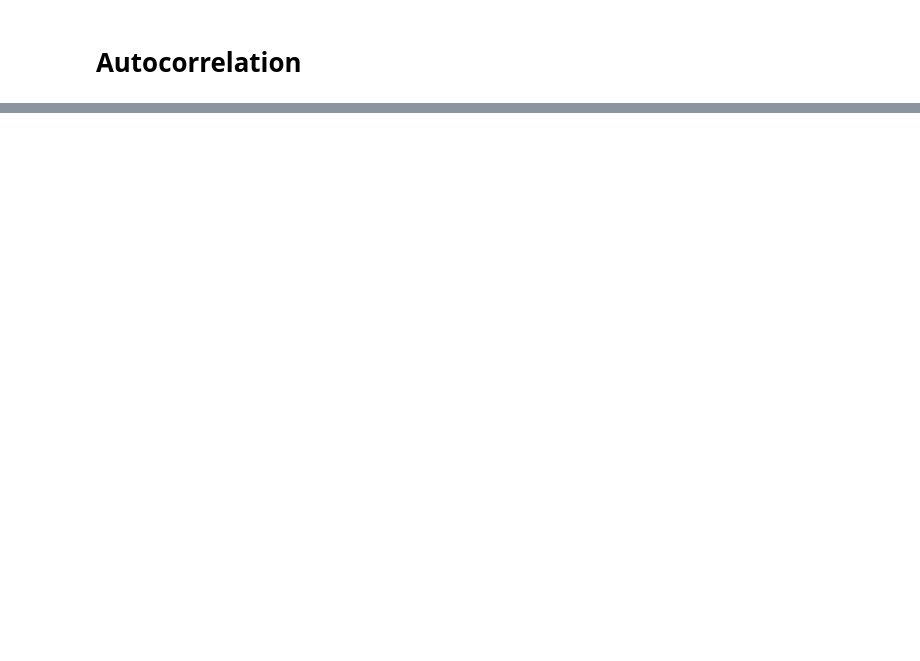
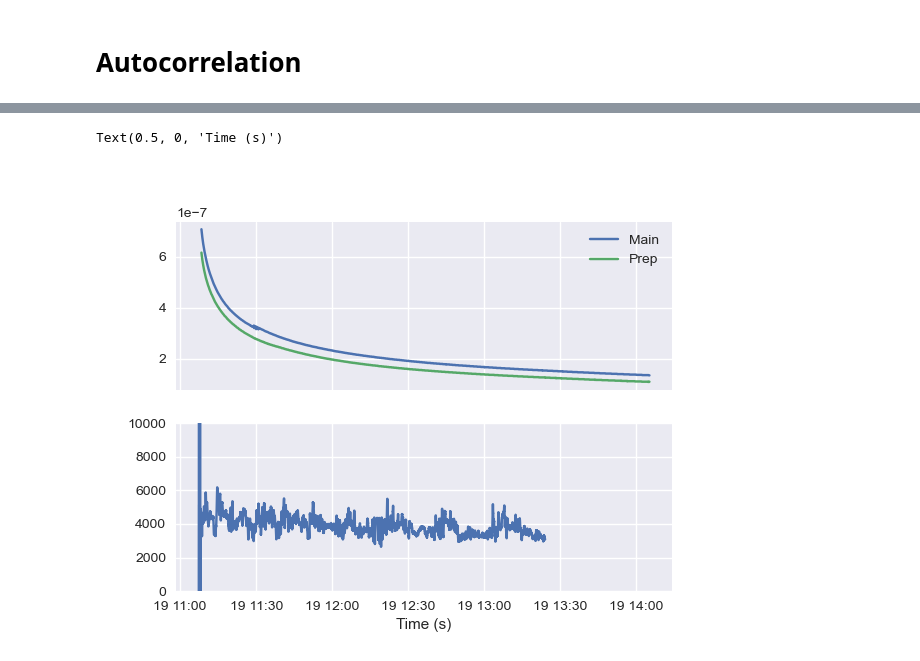
Before and after one commit to dineshpinto/qudi-hira-analysis, a Jupyter notebook: notebooks/20220505_FR0612-F2-3B6_uhv.ipynb, the cells around one changed output, grey strips where cells are left out. Drawn from its saved outputs; the diff is of its cells as text; code cells hidden in the pictures; blank space fills up the shorter version.

```diff
--- a/notebooks/20220505_FR0612-F2-3B6_uhv.ipynb
+++ b/notebooks/20220505_FR0612-F2-3B6_uhv.ipynb
@@ -299,0 +296,5 @@ power_ratios
+# %%
+c = counter['20220519-1323-59']
+df_c = c.get_data()
+params_c = c.get_params()
+df_c = c.set_datetime_index()
@@ -299,0 +312,25 @@ power_ratios
+# %%
+pressure = sio.read_generic_measurement_dataclass(DATA_FOLDERPATH, measurement="Pressure")
+# %%
+p = pressure['20220519-1108-22']
+# %%
+params_p = p.get_params()
+df_p = p.get_data()
+df_p = p.set_datetime_index()
+# %%
+%matplotlib widget
+fig, (ax, ax1) = plt.subplots(nrows=2, sharex=True)
+
+ax.plot(df_p.index, df_p['main_pressure (mbar)'], label="Main")
+ax.plot(df_p.index, df_p['prep_pressure (mbar)'], label="Prep")
+
+
+xyhat = savgol_filter(df_c['Signal0 (counts/s)'], 501, 2)
+ax1.plot(df_c.index, xyhat)
+ax1.set_ylim([0, 1e4])
+
+ax.legend()
+ax1.set_xlabel("Time (s)")
+# %% [output]
+Text(0.5, 0, 'Time (s)')
+[figure, added]
```
Also changed, not shown: parts of 10 cells of this notebook, 2 other files.
